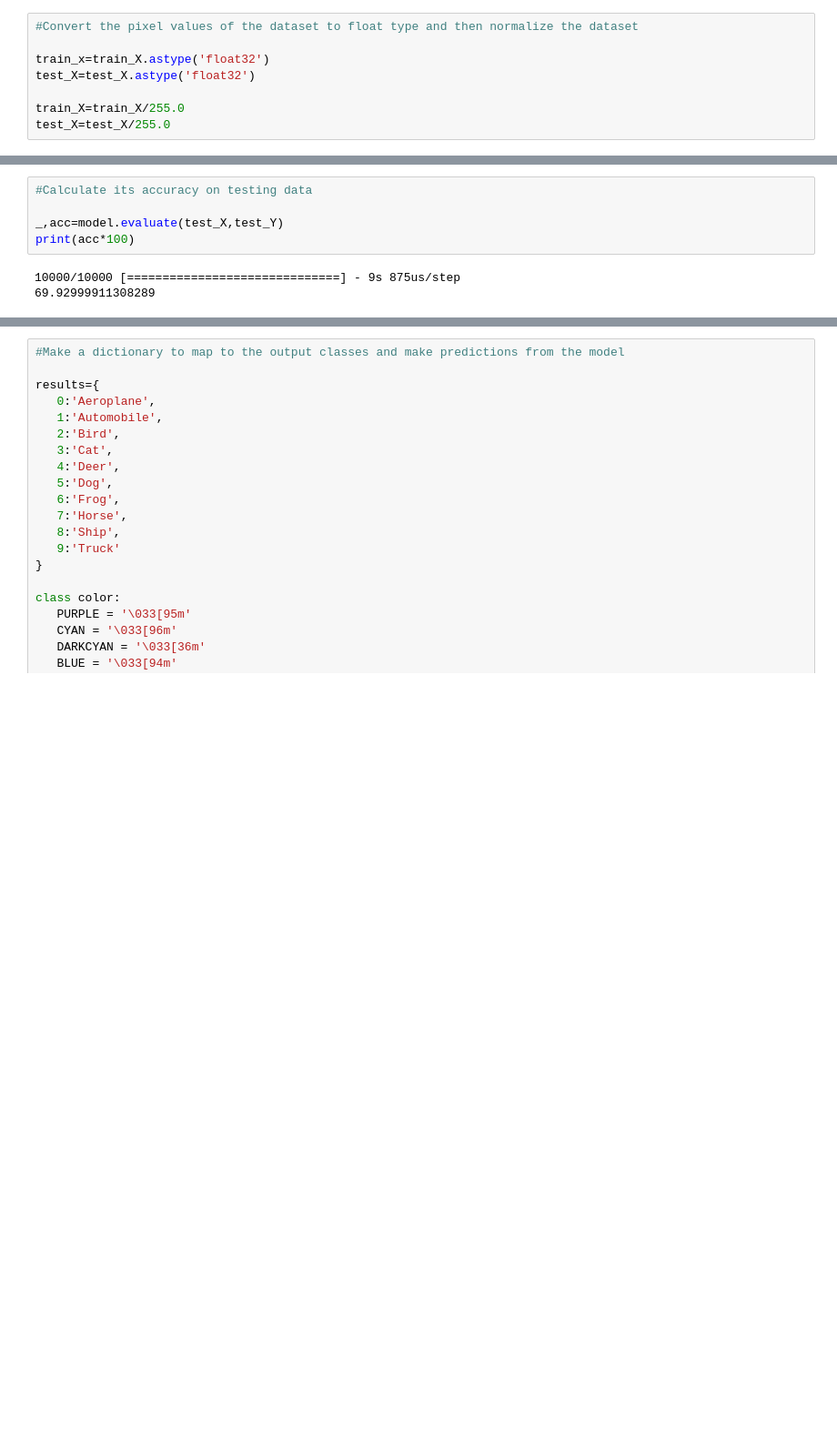
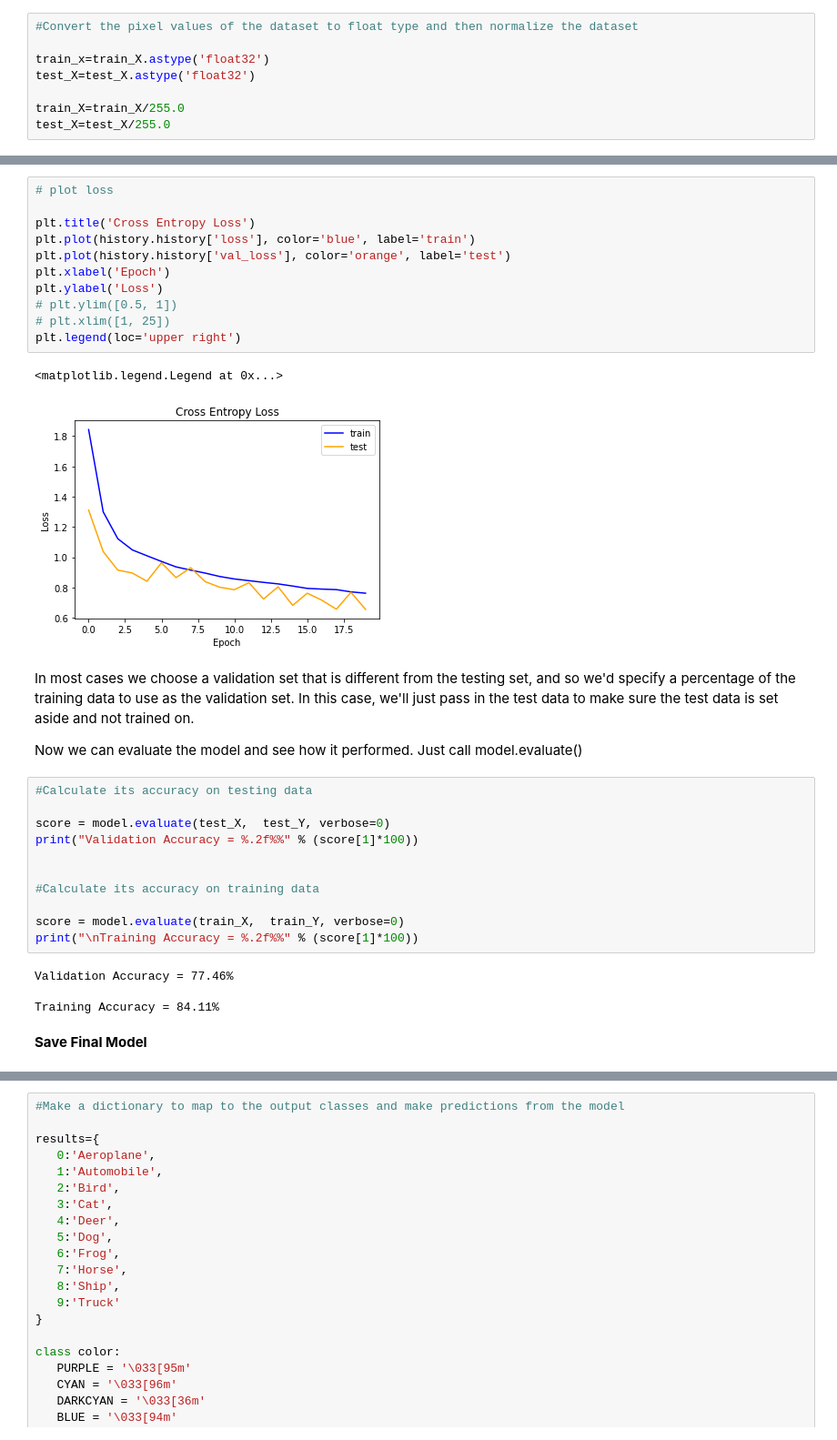
Before and after one commit to smaxiso/Image-classification, a Jupyter notebook: cifar.ipynb, the cells around one changed output, grey strips where cells are left out. Shown at 91% size. Drawn from its saved outputs; the diff is of its cells as text; blank space fills up the shorter version.

```diff
--- a/cifar.ipynb
+++ b/cifar.ipynb
@@ -137,11 +237,38 @@ Epoch 10/10
+# %%
+# plot loss
+
+plt.title('Cross Entropy Loss')
+plt.plot(history.history['loss'], color='blue', label='train')
+plt.plot(history.history['val_loss'], color='orange', label='test')
+plt.xlabel('Epoch')
+plt.ylabel('Loss')
+# plt.ylim([0.5, 1])
+# plt.xlim([1, 25])
+plt.legend(loc='upper right')
+# %% [output]
+<matplotlib.legend.Legend at 0x...>
+[figure, added]
+# %% [markdown]
+In most cases we choose a validation set that is different from the testing set, and so we'd specify a percentage of the training data to use as the validation set. In this case, we'll just pass in the test data to make sure the test data is set aside and not trained on.
+
+Now we can evaluate the model and see how it performed. Just call model.evaluate()
 # %%
 #Calculate its accuracy on testing data
 
-_,acc=model.evaluate(test_X,test_Y)
-print(acc*100)
+score = model.evaluate(test_X,  test_Y, verbose=0)
+print("Validation Accuracy = %.2f%%" % (score[1]*100))
+
+
+#Calculate its accuracy on training data
+
+score = model.evaluate(train_X,  train_Y, verbose=0)
+print("\nTraining Accuracy = %.2f%%" % (score[1]*100))
 # %% [output]
-10000/10000 [==============================] - 9s 875us/step
-69.92999911308289
+Validation Accuracy = 77.46%
+
+Training Accuracy = 84.11%
+# %% [markdown]
+**Save Final Model**
 # %%
 #Save the model
 
```
Also changed, not shown: parts of 27 cells of this notebook, 1 other file.
